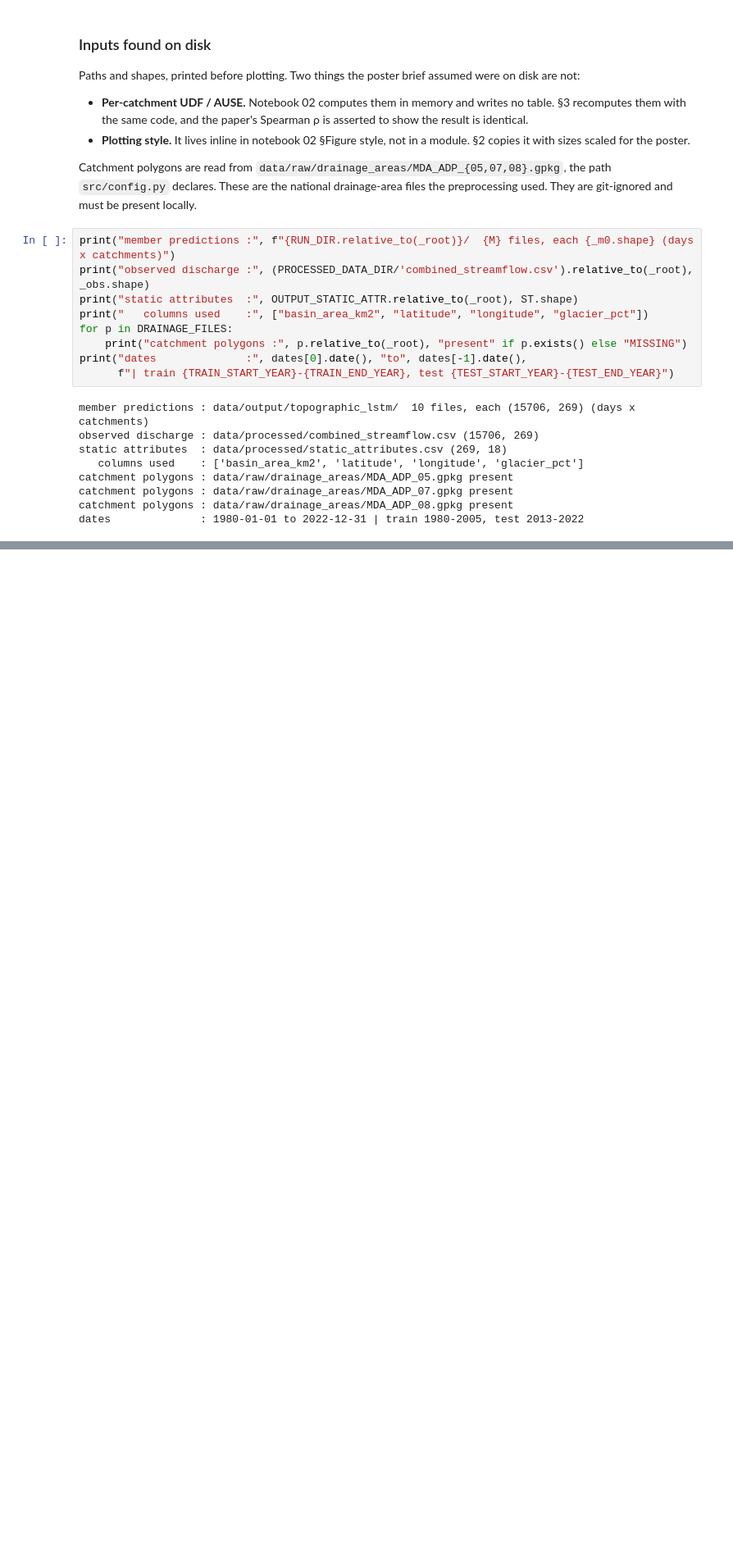
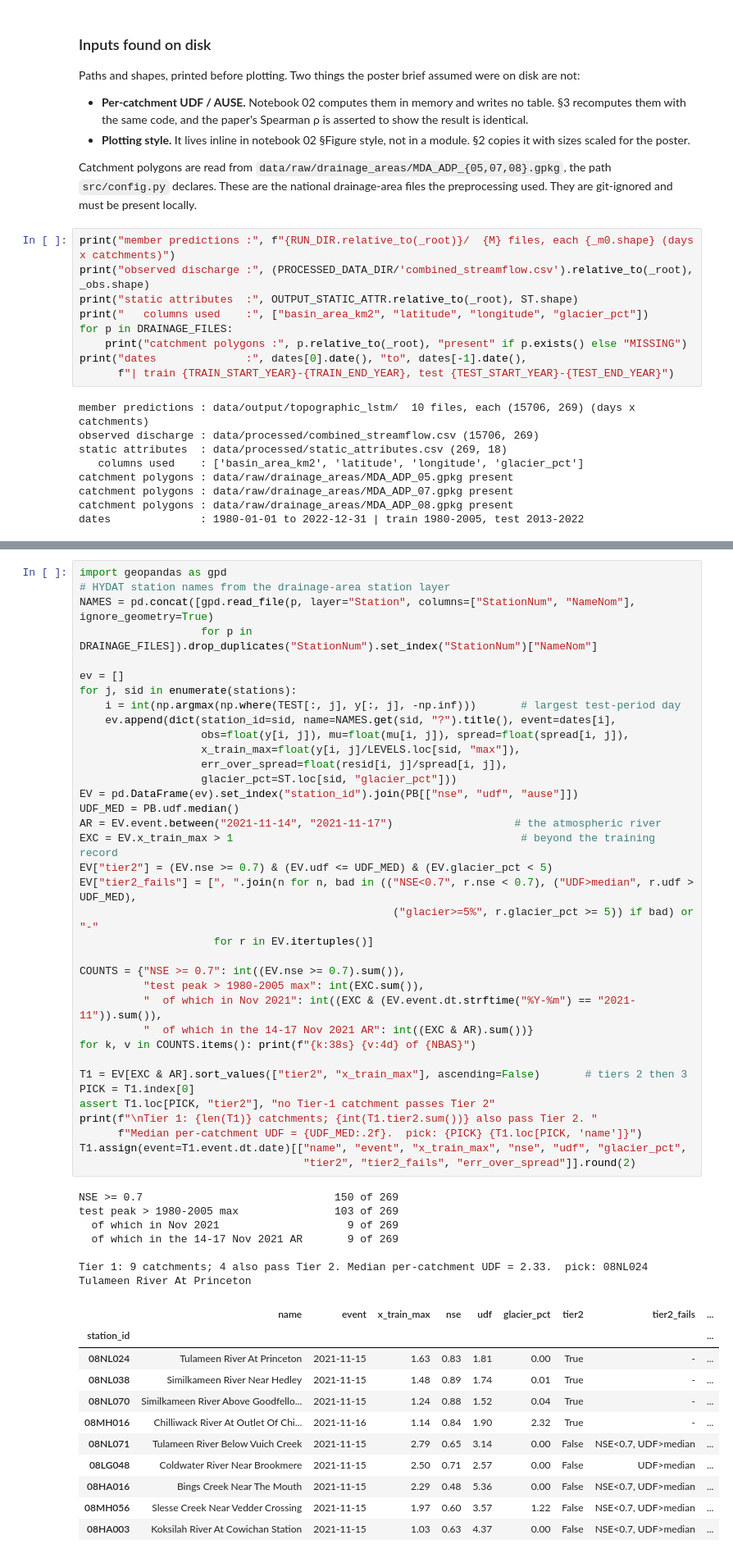
Before and after one commit to justin-gallant/lstm_ensemble_underdispersion, a Jupyter notebook: notebooks/03_poster_session_figures.ipynb, the cells around one changed output, grey strips where cells are left out. Shown at 82% size. Drawn from its saved outputs; the diff is of its cells as text; blank space fills up the shorter version.

```diff
--- a/notebooks/03_poster_session_figures.ipynb
+++ b/notebooks/03_poster_session_figures.ipynb
@@ -267 +214,55 @@ Paper Fig. 1 with the same marks and the same data. For the poster the panels ar
+# %%
+import geopandas as gpd
+# HYDAT station names from the drainage-area station layer
+NAMES = pd.concat([gpd.read_file(p, layer="Station", columns=["StationNum", "NameNom"], ignore_geometry=True)
+                   for p in DRAINAGE_FILES]).drop_duplicates("StationNum").set_index("StationNum")["NameNom"]
+
+ev = []
+for j, sid in enumerate(stations):
+    i = int(np.argmax(np.where(TEST[:, j], y[:, j], -np.inf)))       # largest test-period day
+    ev.append(dict(station_id=sid, name=NAMES.get(sid, "?").title(), event=dates[i],
+                   obs=float(y[i, j]), mu=float(mu[i, j]), spread=float(spread[i, j]),
+                   x_train_max=float(y[i, j]/LEVELS.loc[sid, "max"]),
+                   err_over_spread=float(resid[i, j]/spread[i, j]),
+                   glacier_pct=ST.loc[sid, "glacier_pct"]))
+EV = pd.DataFrame(ev).set_index("station_id").join(PB[["nse", "udf", "ause"]])
+UDF_MED = PB.udf.median()
+AR = EV.event.between("2021-11-14", "2021-11-17")                   # the atmospheric river
+EXC = EV.x_train_max > 1                                             # beyond the training record
+EV["tier2"] = (EV.nse >= 0.7) & (EV.udf <= UDF_MED) & (EV.glacier_pct < 5)
+EV["tier2_fails"] = [", ".join(n for n, bad in (("NSE<0.7", r.nse < 0.7), ("UDF>median", r.udf > UDF_MED),
+                                                 ("glacier>=5%", r.glacier_pct >= 5)) if bad) or "-"
+                     for r in EV.itertuples()]
+
+COUNTS = {"NSE >= 0.7": int((EV.nse >= 0.7).sum()),
+          "test peak > 1980-2005 max": int(EXC.sum()),
+          "  of which in Nov 2021": int((EXC & (EV.event.dt.strftime("%Y-%m") == "2021-11")).sum()),
+          "  of which in the 14-17 Nov 2021 AR": int((EXC & AR).sum())}
+for k, v in COUNTS.items(): print(f"{k:38s} {v:4d} of {NBAS}")
+
+T1 = EV[EXC & AR].sort_values(["tier2", "x_train_max"], ascending=False)       # tiers 2 then 3
+PICK = T1.index[0]
+assert T1.loc[PICK, "tier2"], "no Tier-1 catchment passes Tier 2"
+print(f"\nTier 1: {len(T1)} catchments; {int(T1.tier2.sum())} also pass Tier 2. "
+      f"Median per-catchment UDF = {UDF_MED:.2f}.  pick: {PICK} {T1.loc[PICK, 'name']}")
+T1.assign(event=T1.event.dt.date)[["name", "event", "x_train_max", "nse", "udf", "glacier_pct",
+                                   "tier2", "tier2_fails", "err_over_spread"]].round(2)
+# %% [output]
+NSE >= 0.7                              150 of 269
+test peak > 1980-2005 max               103 of 269
+  of which in Nov 2021                    9 of 269
+  of which in the 14-17 Nov 2021 AR       9 of 269
+
+Tier 1: 9 catchments; 4 also pass Tier 2. Median per-catchment UDF = 2.33.  pick: 08NL024 Tulameen River At Princeton
+|  | name | event | x_train_max | nse | udf | glacier_pct | tier2 | tier2_fails | ... |
+| station_id |  |  |  |  |  |  |  |  | ... |
+| 08NL024 | Tulameen River At Princeton | 2021-11-15 | 1.63 | 0.83 | 1.81 | 0.00 | True | - | ... |
+| 08NL038 | Similkameen River Near Hedley | 2021-11-15 | 1.48 | 0.89 | 1.74 | 0.01 | True | - | ... |
+| 08NL070 | Similkameen River Above Goodfello... | 2021-11-15 | 1.24 | 0.88 | 1.52 | 0.04 | True | - | ... |
+| 08MH016 | Chilliwack River At Outlet Of Chi... | 2021-11-16 | 1.14 | 0.84 | 1.90 | 2.32 | True | - | ... |
+| 08NL071 | Tulameen River Below Vuich Creek | 2021-11-15 | 2.79 | 0.65 | 3.14 | 0.00 | False | NSE<0.7, UDF>median | ... |
+| 08LG048 | Coldwater River Near Brookmere | 2021-11-15 | 2.50 | 0.71 | 2.57 | 0.00 | False | UDF>median | ... |
+| 08HA016 | Bings Creek Near The Mouth | 2021-11-15 | 2.29 | 0.48 | 5.36 | 0.00 | False | NSE<0.7, UDF>median | ... |
+| 08MH056 | Slesse Creek Near Vedder Crossing | 2021-11-15 | 1.97 | 0.60 | 3.57 | 1.22 | False | NSE<0.7, UDF>median | ... |
+| 08HA003 | Koksilah River At Cowichan Station | 2021-11-15 | 1.03 | 0.63 | 4.37 | 0.00 | False | NSE<0.7, UDF>median | ... |
 # %%
```
Also changed, not shown: parts of 28 cells of this notebook.
